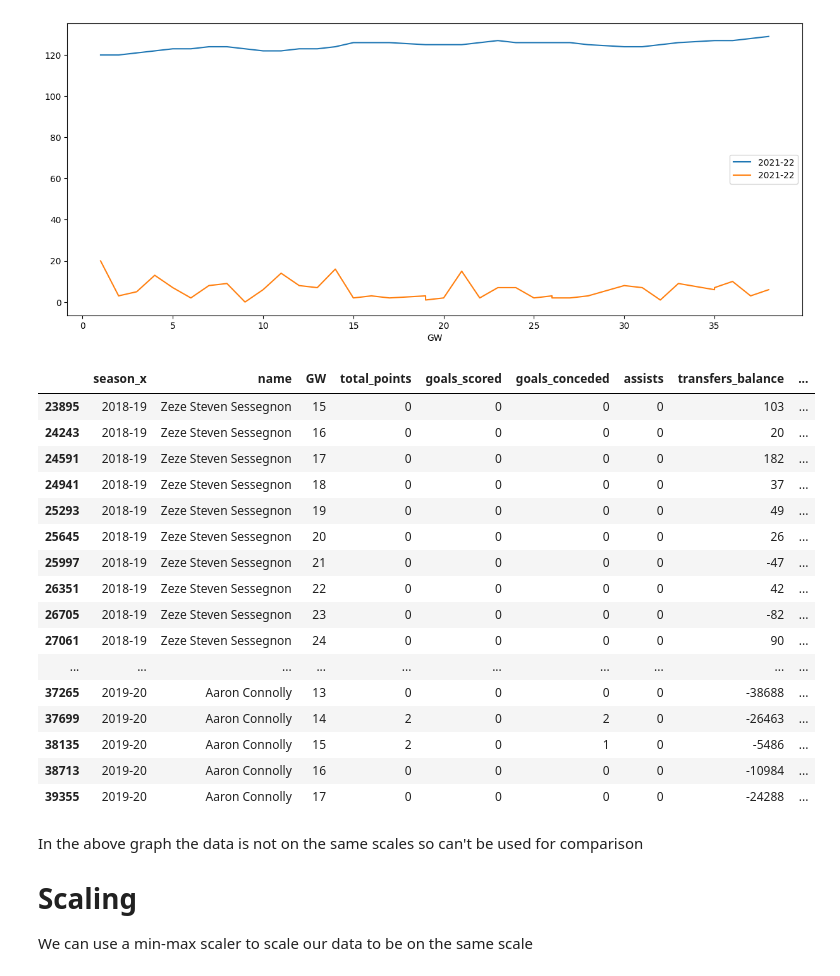
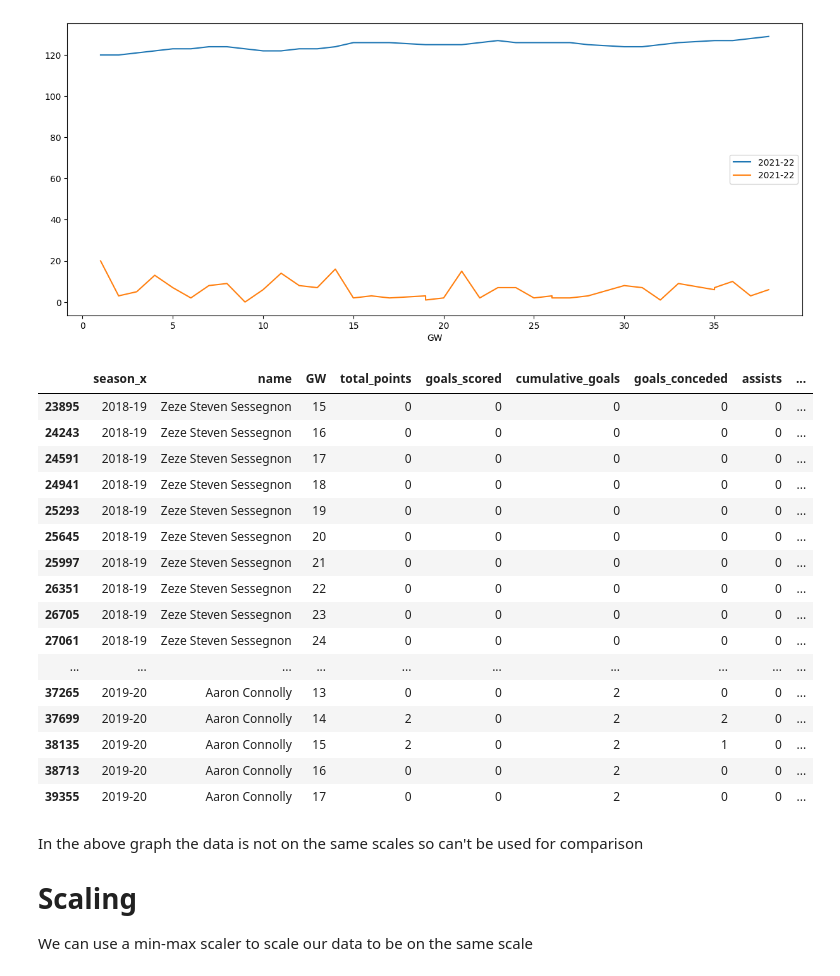
Before and after one commit to eoghano4321/FPL-DataAnalysis, a Jupyter notebook: data-analytics-eoghan.ipynb, the cells around one changed output. Drawn from its saved outputs; the diff is of its cells as text; code cells hidden in the pictures.

```diff
--- a/data-analytics-eoghan.ipynb
+++ b/data-analytics-eoghan.ipynb
@@ -246,38 +246,38 @@ plt.show()
 # %% [output]
 [figure]
 # %%
-tmp_df = df[["season_x", "name", "GW", "total_points","goals_scored", "goals_conceded", "assists", "transfers_balance", "minutes", "clean_sheets", "bonus", "value" ]]
+tmp_df = df[["season_x", "name", "GW", "total_points", "cumulative_points", "goals_scored", "cumulative_goals", "goals_conceded", "assists", "cumulative_assists", "transfers_balance", "minutes", "clean_sheets", "bonus", "ict_index", "value" ]]
 
 # increaseDF = pd.DataFrame(columns=["name", "gameweek" "difference"])
 tmp_df = tmp_df.sort_values(by=['season_x', 'name', 'GW'])
 tmp_df['change'] = tmp_df.value.diff()
 
 
 # When the player we are looking at changes, we do not care about the price change between these players
 # So we set the value to nan so we wont have to take them into account later.
 
 tmp_df['prev_name'] = tmp_df['name'].shift(1)
 tmp_df.loc[tmp_df['name'] != tmp_df['prev_name'], 'change'] = np.nan
 tmp_df.drop(columns=['prev_name'], inplace=True)
 tmp_df.iloc[32150:32200]
 # %% [output]
-|  | season_x | name | GW | total_points | goals_scored | goals_conceded | assists | transfers_balance | ... |
-| 23895 | 2018-19 | Zeze Steven Sessegnon | 15 | 0 | 0 | 0 | 0 | 103 | ... |
-| 24243 | 2018-19 | Zeze Steven Sessegnon | 16 | 0 | 0 | 0 | 0 | 20 | ... |
-| 24591 | 2018-19 | Zeze Steven Sessegnon | 17 | 0 | 0 | 0 | 0 | 182 | ... |
-| 24941 | 2018-19 | Zeze Steven Sessegnon | 18 | 0 | 0 | 0 | 0 | 37 | ... |
-| 25293 | 2018-19 | Zeze Steven Sessegnon | 19 | 0 | 0 | 0 | 0 | 49 | ... |
-| 25645 | 2018-19 | Zeze Steven Sessegnon | 20 | 0 | 0 | 0 | 0 | 26 | ... |
-| 25997 | 2018-19 | Zeze Steven Sessegnon | 21 | 0 | 0 | 0 | 0 | -47 | ... |
-| 26351 | 2018-19 | Zeze Steven Sessegnon | 22 | 0 | 0 | 0 | 0 | 42 | ... |
-| 26705 | 2018-19 | Zeze Steven Sessegnon | 23 | 0 | 0 | 0 | 0 | -82 | ... |
-| 27061 | 2018-19 | Zeze Steven Sessegnon | 24 | 0 | 0 | 0 | 0 | 90 | ... |
+|  | season_x | name | GW | total_points | goals_scored | cumulative_goals | goals_conceded | assists | ... |
+| 23895 | 2018-19 | Zeze Steven Sessegnon | 15 | 0 | 0 | 0 | 0 | 0 | ... |
+| 24243 | 2018-19 | Zeze Steven Sessegnon | 16 | 0 | 0 | 0 | 0 | 0 | ... |
+| 24591 | 2018-19 | Zeze Steven Sessegnon | 17 | 0 | 0 | 0 | 0 | 0 | ... |
+| 24941 | 2018-19 | Zeze Steven Sessegnon | 18 | 0 | 0 | 0 | 0 | 0 | ... |
+| 25293 | 2018-19 | Zeze Steven Sessegnon | 19 | 0 | 0 | 0 | 0 | 0 | ... |
+| 25645 | 2018-19 | Zeze Steven Sessegnon | 20 | 0 | 0 | 0 | 0 | 0 | ... |
+| 25997 | 2018-19 | Zeze Steven Sessegnon | 21 | 0 | 0 | 0 | 0 | 0 | ... |
+| 26351 | 2018-19 | Zeze Steven Sessegnon | 22 | 0 | 0 | 0 | 0 | 0 | ... |
+| 26705 | 2018-19 | Zeze Steven Sessegnon | 23 | 0 | 0 | 0 | 0 | 0 | ... |
+| 27061 | 2018-19 | Zeze Steven Sessegnon | 24 | 0 | 0 | 0 | 0 | 0 | ... |
 | ... | ... | ... | ... | ... | ... | ... | ... | ... | ... |
-| 37265 | 2019-20 | Aaron Connolly | 13 | 0 | 0 | 0 | 0 | -38688 | ... |
-| 37699 | 2019-20 | Aaron Connolly | 14 | 2 | 0 | 2 | 0 | -26463 | ... |
-| 38135 | 2019-20 | Aaron Connolly | 15 | 2 | 0 | 1 | 0 | -5486 | ... |
-| 38713 | 2019-20 | Aaron Connolly | 16 | 0 | 0 | 0 | 0 | -10984 | ... |
-| 39355 | 2019-20 | Aaron Connolly | 17 | 0 | 0 | 0 | 0 | -24288 | ... |
+| 37265 | 2019-20 | Aaron Connolly | 13 | 0 | 0 | 2 | 0 | 0 | ... |
+| 37699 | 2019-20 | Aaron Connolly | 14 | 2 | 0 | 2 | 2 | 0 | ... |
+| 38135 | 2019-20 | Aaron Connolly | 15 | 2 | 0 | 2 | 1 | 0 | ... |
+| 38713 | 2019-20 | Aaron Connolly | 16 | 0 | 0 | 2 | 0 | 0 | ... |
+| 39355 | 2019-20 | Aaron Connolly | 17 | 0 | 0 | 2 | 0 | 0 | ... |
 # %% [markdown]
 In the above graph the data is not on the same scales so can't be used for comparison
 
```
Also changed, not shown: parts of 9 cells of this notebook.
